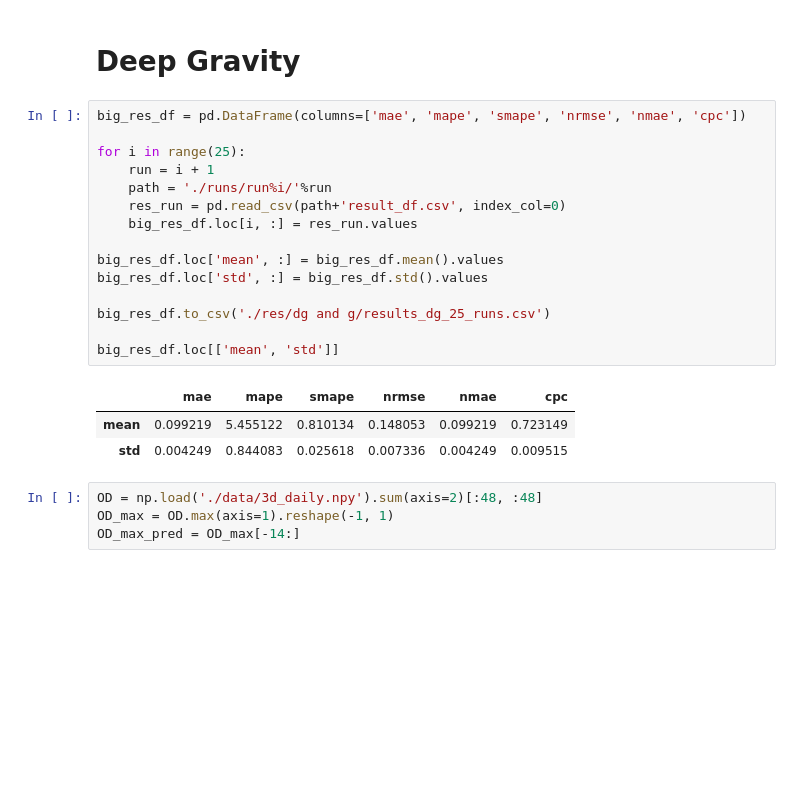
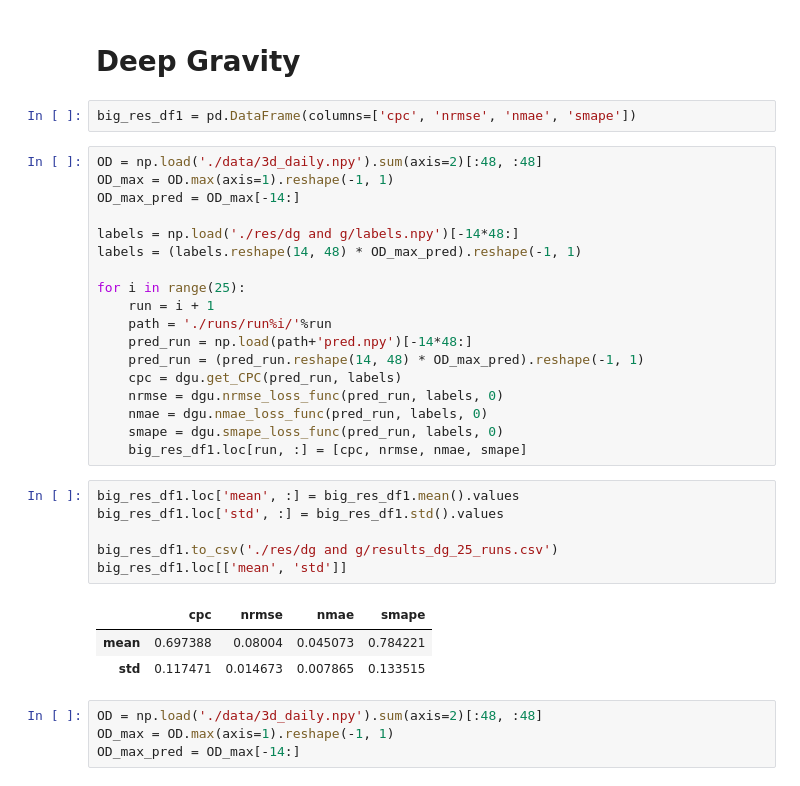
Before and after one commit to khzhang2/BART_Ridership_Prediction, a Jupyter notebook: Result_Analysis_dg_g.ipynb, the cells around one changed output. Saved outputs shown, nothing was run; the diff lists cells and outputs as text; blank space fills up the shorter version.

```diff
--- a/Result_Analysis_dg_g.ipynb
+++ b/Result_Analysis_dg_g.ipynb
@@ -6,25 +6,36 @@ import ipdb
 import deep_gravity_utils as dgu
 # %% [markdown]
 # Deep Gravity
-# %%
-big_res_df = pd.DataFrame(columns=['mae', 'mape', 'smape', 'nrmse', 'nmae', 'cpc'])
-
-for i in range(25):
-    run = i + 1
-    path = './runs/run%i/'%run
-    res_run = pd.read_csv(path+'result_df.csv', index_col=0)
-    big_res_df.loc[i, :] = res_run.values
-
-big_res_df.loc['mean', :] = big_res_df.mean().values
-big_res_df.loc['std', :] = big_res_df.std().values
-
-big_res_df.to_csv('./res/dg and g/results_dg_25_runs.csv')
-
-big_res_df.loc[['mean', 'std']]
-# %% [output]
-|  | mae | mape | smape | nrmse | nmae | cpc |
-| mean | 0.099219 | 5.455122 | 0.810134 | 0.148053 | 0.099219 | 0.723149 |
-| std | 0.004249 | 0.844083 | 0.025618 | 0.007336 | 0.004249 | 0.009515 |
+# %%
+big_res_df1 = pd.DataFrame(columns=['cpc', 'nrmse', 'nmae', 'smape'])
+# %%
+OD = np.load('./data/3d_daily.npy').sum(axis=2)[:48, :48]
+OD_max = OD.max(axis=1).reshape(-1, 1)
+OD_max_pred = OD_max[-14:]
+
+labels = np.load('./res/dg and g/labels.npy')[-14*48:]
+labels = (labels.reshape(14, 48) * OD_max_pred).reshape(-1, 1)
+
+for i in range(25):
+    run = i + 1
+    path = './runs/run%i/'%run
+    pred_run = np.load(path+'pred.npy')[-14*48:]
+    pred_run = (pred_run.reshape(14, 48) * OD_max_pred).reshape(-1, 1)
+    cpc = dgu.get_CPC(pred_run, labels)
+    nrmse = dgu.nrmse_loss_func(pred_run, labels, 0)
+    nmae = dgu.nmae_loss_func(pred_run, labels, 0)
+    smape = dgu.smape_loss_func(pred_run, labels, 0)
+    big_res_df1.loc[run, :] = [cpc, nrmse, nmae, smape]
+# %%
+big_res_df1.loc['mean', :] = big_res_df1.mean().values
+big_res_df1.loc['std', :] = big_res_df1.std().values
+
+big_res_df1.to_csv('./res/dg and g/results_dg_25_runs.csv')
+big_res_df1.loc[['mean', 'std']]
+# %% [output]
+|  | cpc | nrmse | nmae | smape |
+| mean | 0.697388 | 0.08004 | 0.045073 | 0.784221 |
+| std | 0.117471 | 0.014673 | 0.007865 | 0.133515 |
 # %%
 OD = np.load('./data/3d_daily.npy').sum(axis=2)[:48, :48]
 OD_max = OD.max(axis=1).reshape(-1, 1)
```
